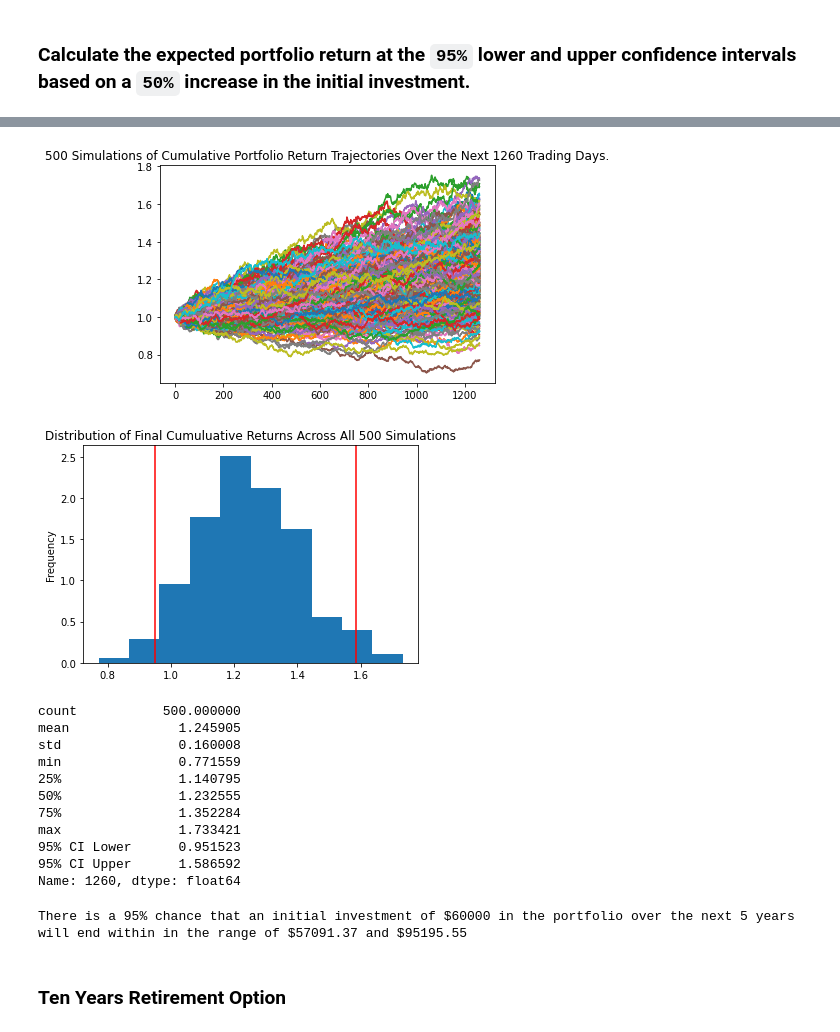
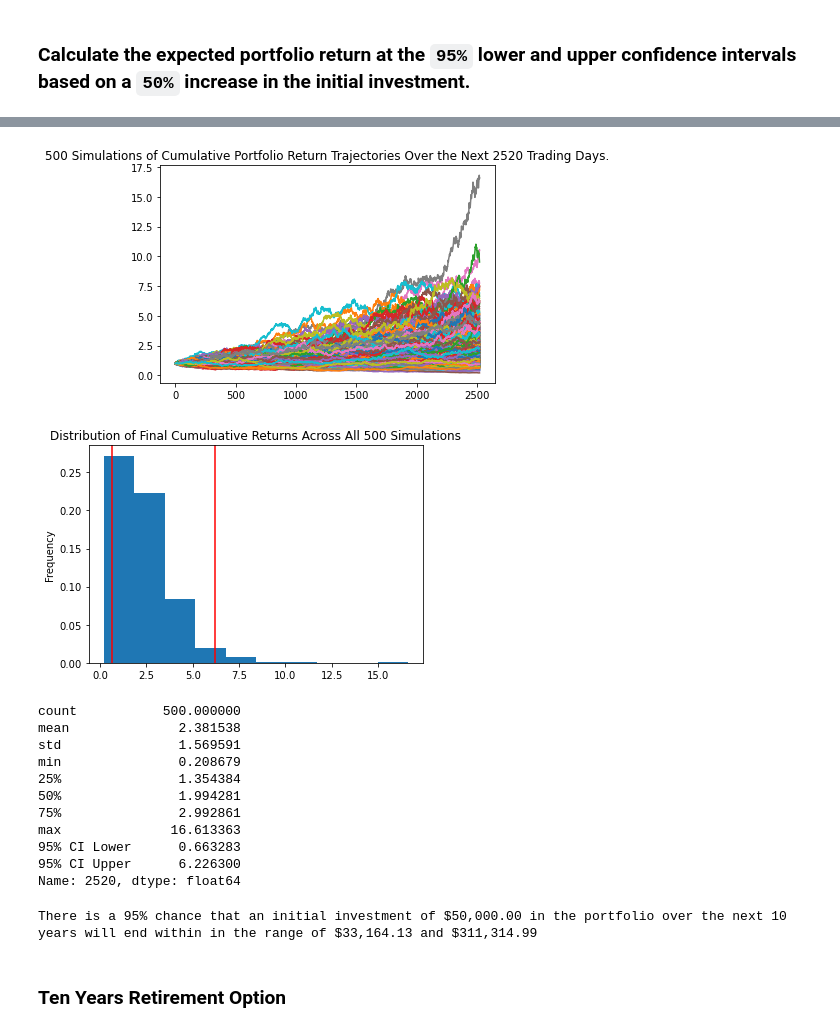
Before and after one commit to lrb924/Financial_Planner, a Jupyter notebook: Starter_Code/financial-planner.ipynb, the cells around one changed output, grey strips where cells are left out. Drawn from its saved outputs; the diff is of its cells as text; code cells hidden in the pictures.

```diff
--- a/Starter_Code/financial-planner.ipynb
+++ b/Starter_Code/financial-planner.ipynb
@@ -178,12 +181,12 @@ Congratulations! You have more than 3 months of savings in your emergency fund.
 
 ### Monte Carlo Simulation
 # %%
-# Set start and end dates of five years back from today.
-start_date = pd.Timestamp('2017-07-16', tz='America/New_York').isoformat()
+# Set start and end dates of three years back from today.
+start_date = pd.Timestamp('2019-07-16', tz='America/New_York').isoformat()
 end_date = pd.Timestamp('2022-07-16', tz='America/New_York').isoformat()
 # %%
-# Get 5 years' worth of historical data for SPY and AGG
-fiveyrs_stocks_bonds1_df = alpaca.get_bars(
+# Get 3 years' worth of historical data for SPY and AGG
+threeyrs_stocks_bonds1_df = alpaca.get_bars(
     symbol=ticker,
     timeframe=timeframe,
     start=start_date,
@@ -194,14 +197,14 @@ fiveyrs_stocks_bonds1_df = alpaca.get_bars(
 # fiveyrs_stocks_bonds1_df
 
 # Separate ticker data
-AGG_fiveyrs_ticker = fiveyrs_stocks_bonds1_df[fiveyrs_stocks_bonds1_df["symbol"]=="AGG"].drop("symbol", axis = 1)
-SPY_fiveyrs_ticker = fiveyrs_stocks_bonds1_df[fiveyrs_stocks_bonds1_df["symbol"]=="SPY"].drop("symbol", axis = 1)
+AGG_threeyrs_ticker = threeyrs_stocks_bonds1_df[threeyrs_stocks_bonds1_df["symbol"]=="AGG"].drop("symbol", axis = 1)
+SPY_threeyrs_ticker = threeyrs_stocks_bonds1_df[threeyrs_stocks_bonds1_df["symbol"]=="SPY"].drop("symbol", axis = 1)
 
 # Concatenate the ticker DataFrames
-fiveyrs_stocks_bonds_df = pd.concat([AGG_fiveyrs_ticker, SPY_fiveyrs_ticker], axis = 1, keys = ["AGG", "SPY"])
+threeyrs_stocks_bonds_df = pd.concat([AGG_threeyrs_ticker, SPY_threeyrs_ticker], axis = 1, keys = ["AGG", "SPY"])
 
 # Display sample data
-fiveyrs_stocks_bonds_df.head()
+threeyrs_stocks_bonds_df.head()
 # %% [output]
 |  | AGG |  |  |  |  |  |  | SPY |  |  | ... |
 |  | open | high | low | close | volume | trade_count | vwap | open | high | low | ... |
@@ -323 +346,7 @@ There is a 95% chance that an initial investment of $30000.0 in the portfolio ov
+# %%
+# Configuring a Monte Carlo simulation to forecast 10 years cumulative returns
+MC_ten = MCSimulation(portfolio_data = threeyrs_stocks_bonds_df,
+                  weights = [.20,.80],
+                  num_simulation = 500,
+                  num_trading_days = 252*10)
 # %%
@@ -360,44 +386,45 @@ Running Monte Carlo simulation number 490.
 # %%
 # Plot simulation outcomes
-# YOUR CODE HERE!
+MC_ten.plot_simulation();
 # %% [output]
-[figure, old version]
+[figure, new version]
 # %%
 # Plot probability distribution and confidence intervals
-# YOUR CODE HERE!
+MC_ten.plot_distribution();
 # %% [output]
-[figure, old version]
+[figure, new version]
 # %%
 # Fetch summary statistics from the Monte Carlo simulation results
-# YOUR CODE HERE!
+MC_ten_summary = MC_ten.summarize_cumulative_return()
 
 # Print summary statistics
-# YOUR CODE HERE!
+MC_ten_summary
 # %% [output]
 count           500.000000
-mean              1.245905
-std               0.160008
-min               0.771559
-25%               1.140795
-50%               1.232555
-75%               1.352284
-max               1.733421
-95% CI Lower      0.951523
-95% CI Upper      1.586592
-Name: 1260, dtype: float64
+mean              2.381538
+std               1.569591
+min               0.208679
+25%               1.354384
+50%               1.994281
+75%               2.992861
+max              16.613363
+95% CI Lower      0.663283
+95% CI Upper      6.226300
+Name: 2520, dtype: float64
 # %%
 # Set initial investment
-# YOUR CODE HERE!
+initial_investment_ten = 50000
 
 # Use the lower and upper `95%` confidence intervals to calculate the range of the possible outcomes of our $60,000
-# YOUR CODE HERE!
+ci_lower_ten = MC_ten_summary[8] * initial_investment_ten
+ci_upper_ten = MC_ten_summary[9] * initial_investment_ten
 
 # Print results
-print(f"There is a 95% chance that an initial investment of ${initial_investment} in the portfolio"
-      f" over the next 5 years will end within in the range of"
-      f" ${ci_lower_five} and ${ci_upper_five}")
+print(f"There is a 95% chance that an initial investment of ${initial_investment_ten:,.2f} in the portfolio"
+      f" over the next 10 years will end within in the range of"
+      f" ${ci_lower_ten:,.2f} and ${ci_upper_ten:,.2f}")
 # %% [output]
-There is a 95% chance that an initial investment of $60000 in the portfolio over the next 5 years will end within in the range of $57091.37 and $95195.55
+There is a 95% chance that an initial investment of $50,000.00 in the portfolio over the next 10 years will end within in the range of $33,164.13 and $311,314.99
 # %% [markdown]
 ### Ten Years Retirement Option
 # %%
```
Also changed, not shown: parts of 26 cells of this notebook.
